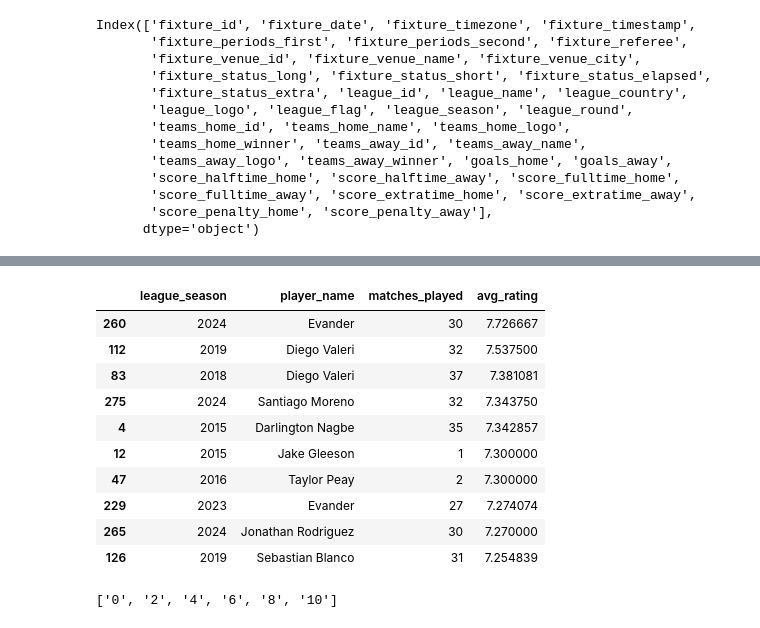
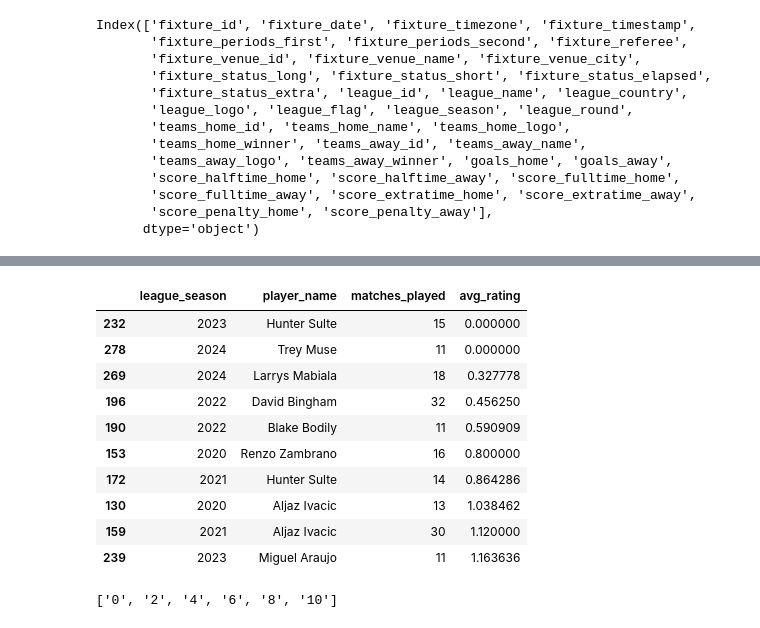
Before and after one commit to domihw05/TimbersDataExploration, a Jupyter notebook: timbers-data-analysis.ipynb, the cells around one changed output, grey strips where cells are left out. Drawn from its saved outputs; the diff is of its cells as text; code cells hidden in the pictures.

```diff
--- a/timbers-data-analysis.ipynb
+++ b/timbers-data-analysis.ipynb
@@ -94,17 +75,17 @@ szn_avgs[szn_avgs['league_season'] == 2019]
 # %%
-szn_avgs.sort_values('avg_rating',ascending=False).head(10)
+szn_avgs.sort_values('avg_rating',ascending=True).head(10)
 # %% [output]
 |  | league_season | player_name | matches_played | avg_rating |
-| 260 | 2024 | Evander | 30 | 7.726667 |
-| 112 | 2019 | Diego Valeri | 32 | 7.537500 |
-| 83 | 2018 | Diego Valeri | 37 | 7.381081 |
-| 275 | 2024 | Santiago Moreno | 32 | 7.343750 |
-| 4 | 2015 | Darlington Nagbe | 35 | 7.342857 |
-| 12 | 2015 | Jake Gleeson | 1 | 7.300000 |
-| 47 | 2016 | Taylor Peay | 2 | 7.300000 |
-| 229 | 2023 | Evander | 27 | 7.274074 |
-| 265 | 2024 | Jonathan Rodriguez | 30 | 7.270000 |
-| 126 | 2019 | Sebastian Blanco | 31 | 7.254839 |
+| 232 | 2023 | Hunter Sulte | 15 | 0.000000 |
+| 278 | 2024 | Trey Muse | 11 | 0.000000 |
+| 269 | 2024 | Larrys Mabiala | 18 | 0.327778 |
+| 196 | 2022 | David Bingham | 32 | 0.456250 |
+| 190 | 2022 | Blake Bodily | 11 | 0.590909 |
+| 153 | 2020 | Renzo Zambrano | 16 | 0.800000 |
+| 172 | 2021 | Hunter Sulte | 14 | 0.864286 |
+| 130 | 2020 | Aljaz Ivacic | 13 | 1.038462 |
+| 159 | 2021 | Aljaz Ivacic | 30 | 1.120000 |
+| 239 | 2023 | Miguel Araujo | 11 | 1.163636 |
 # %%
 szn_avgs = szn_avgs[szn_avgs['matches_played'] > 8]
 # %%
```
Also changed, not shown: parts of 3 cells of this notebook.
